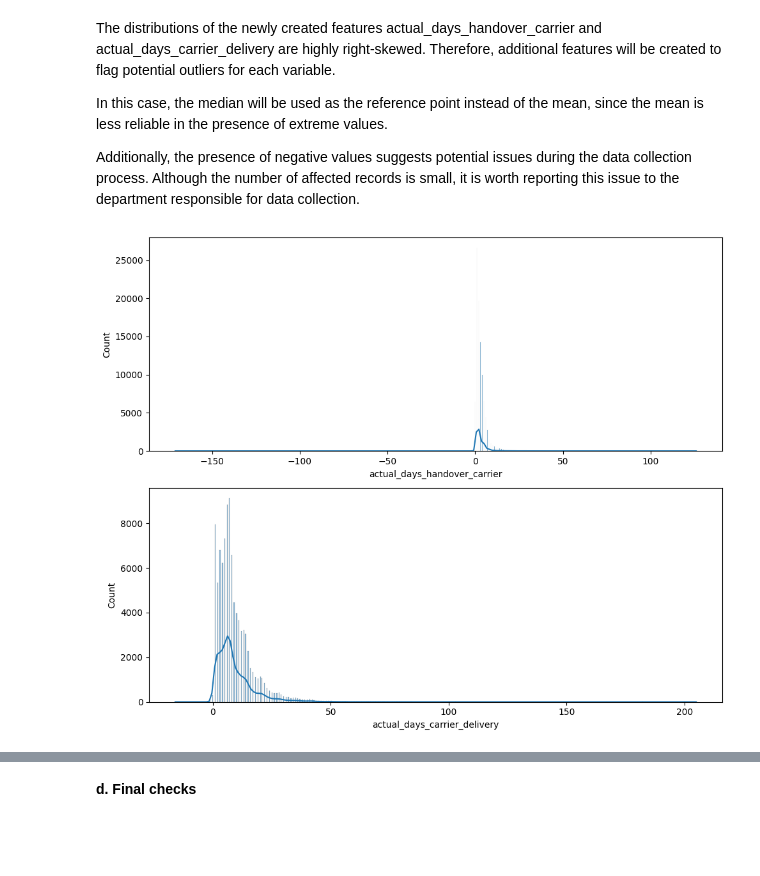
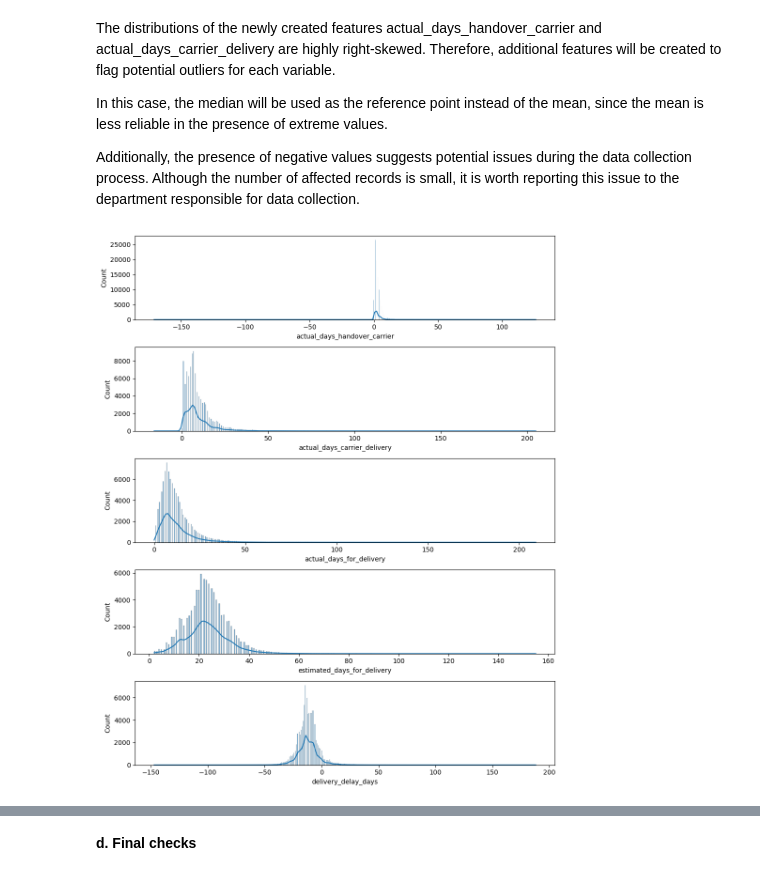
Before and after one commit to alfalfal/business_performance_analysis, a Jupyter notebook: EDA-and-modeling.ipynb, the cells around one changed output, grey strips where cells are left out. Drawn from its saved outputs; the diff is of its cells as text; code cells hidden in the pictures; blank space fills up the shorter version.

Commit message:
added extra distributions

```diff
--- a/EDA-and-modeling.ipynb
+++ b/EDA-and-modeling.ipynb
@@ -868,19 +868,19 @@ Additionally, the presence of negative values suggests potential issues during t
 # %%
 # PLOT THE DATA DISTRIBUTION OF THE FOLLOWING FEATURES: ACTUAL_DAYS_HANDOVER_CARRIER AND ACTUAL_DAYS_CARRIER_DELIVERY
 
-col_distr = ['actual_days_handover_carrier', 'actual_days_carrier_delivery']
+col_distr = ['actual_days_handover_carrier', 'actual_days_carrier_delivery', 'actual_days_for_delivery','estimated_days_for_delivery','delivery_delay_days']
 
-fig, axes = plt.subplots(2,1, figsize= (10,8))
+fig, axes = plt.subplots(len(col_distr),1, figsize= (10,12))
 axes = axes.flatten()
 
 for e, new_feature in enumerate(col_distr):
     sns.histplot(data= df_orders, x= new_feature, ax=axes[e],kde= True)
 
 
 plt.tight_layout()
 plt.show()
 # %% [output]
-[figure, old version]
+[figure, new version]
 # %%
 # PROVIDE THE MAIN STATISTICS FOR THE ACTUAL_DAYS_HANDOVER_CARRIER AND ACTUAL_DAYS_CARRIER_DELIVERY
 
```
Also changed, not shown: parts of 2 cells of this notebook.
